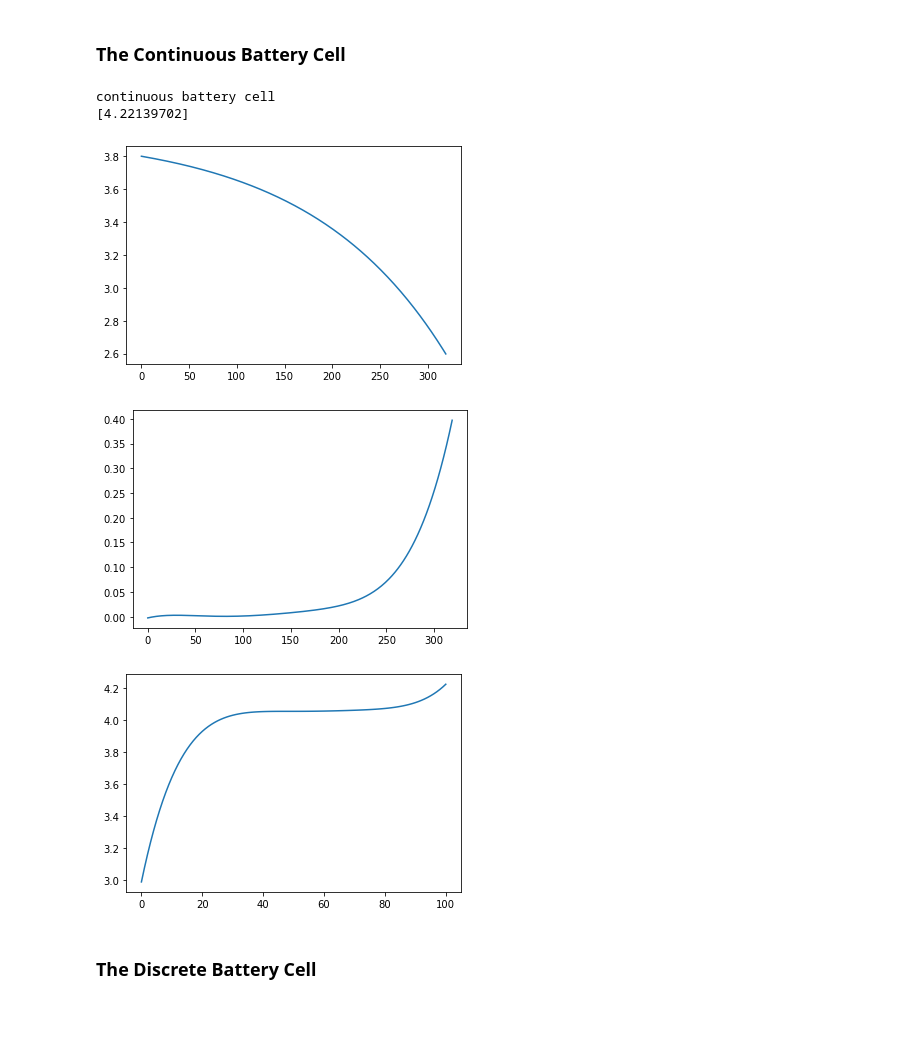
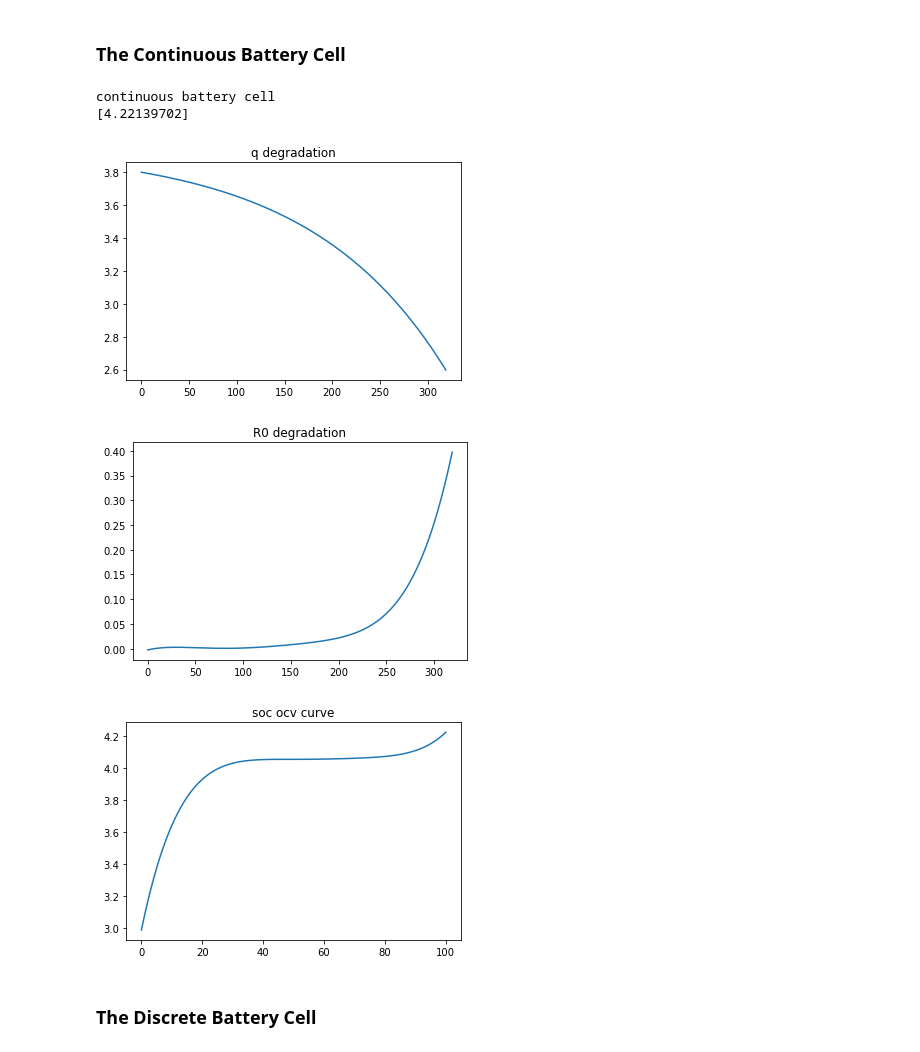
Before and after one commit to hazrmard/AirplaneFaultTolerance, a Jupyter notebook: powertrain.ipynb, the cells around one changed output. Cells and saved outputs as stored; diff of their text form; code cells hidden in the pictures; blank space fills up the shorter version.

```diff
--- a/powertrain.ipynb
+++ b/powertrain.ipynb
@@ -127,18 +139,21 @@ battery_coefficients = get_battery_curves('soc_ocv.csv', 'R0_degradation.csv', '
 # %%
 cbcell = ContinuousBatteryCell(**battery_coefficients)
 print(cbcell.get_ocv())
 plt.plot(np.arange(0, cbcell.eol), np.polyval(cbcell.q_coef, np.arange(0, cbcell.eol)))
+plt.title('q degradation')
 plt.show()
 plt.plot(np.arange(0, cbcell.eol), np.polyval(cbcell.r0_coef, np.arange(0, cbcell.eol)))
+plt.title('R0 degradation')
 plt.show()
 plt.plot(np.arange(0, 101), np.polyval(cbcell.z_coef, np.arange(0, 101)))
+plt.title('soc ocv curve')
 plt.show()
 # %% [output]
 continuous battery cell
 [4.22139702]
-[figure, old version]
+[figure, new version]
-[figure, old version]
+[figure, new version]
-[figure, old version]
+[figure, new version]
 # %% [markdown]
 ### The Discrete Battery Cell
 # %%
```
Also changed, not shown: parts of 27 cells of this notebook.
